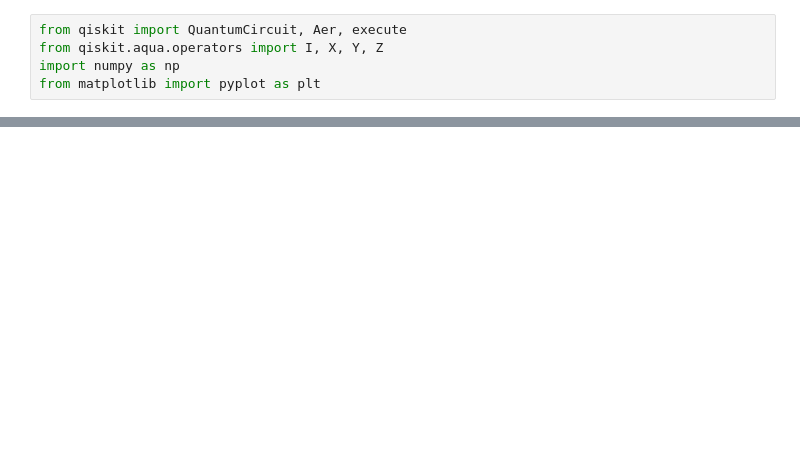
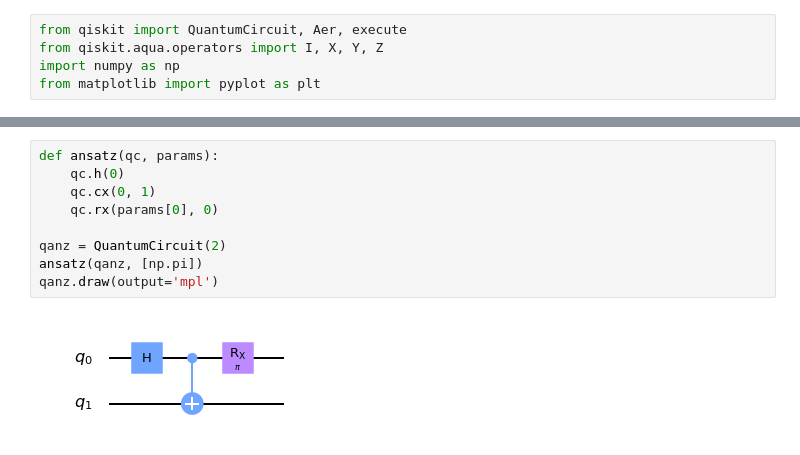
Before and after one commit to QuirozE/vqe, a Jupyter notebook: VQE.ipynb, the cells around one changed output, grey strips where cells are left out. Drawn from its saved outputs; the diff is of its cells as text; blank space fills up the shorter version.

```diff
--- a/VQE.ipynb
+++ b/VQE.ipynb
@@ -193,0 +248,11 @@ error 0.9491320225002104
+# %%
+def ansatz(qc, params):
+    qc.h(0)
+    qc.cx(0, 1)
+    qc.rx(params[0], 0)
+
+qanz = QuantumCircuit(2)
+ansatz(qanz, [np.pi])
+qanz.draw(output='mpl')
+# %% [output]
+[figure, added]
```
Also changed, not shown: parts of 43 cells of this notebook.
